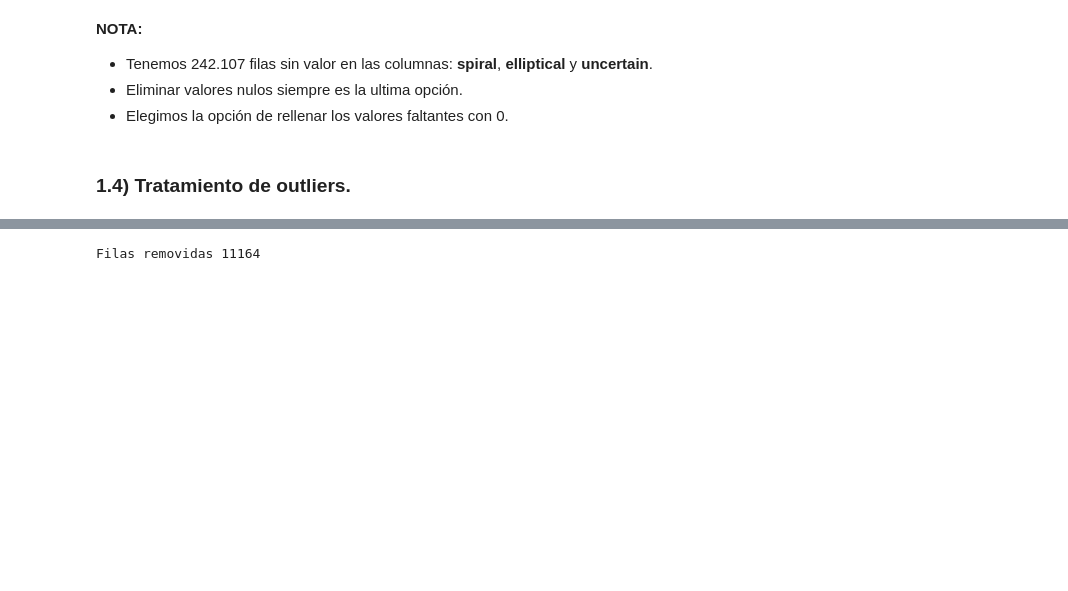
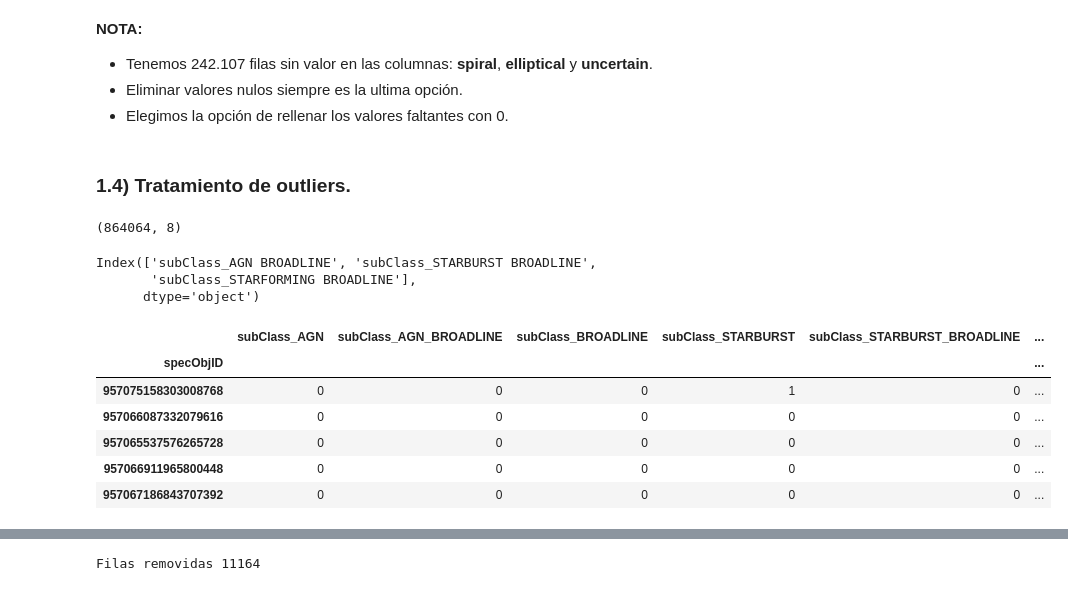
Before and after one commit to leoborgnino/mentoria-astro-datos, a Jupyter notebook: 2_Analisis_y_Curación.ipynb, the cells around one changed output, grey strips where cells are left out. Cells and saved outputs as stored; diff of their text form; code cells hidden in the pictures; blank space fills up the shorter version.

```diff
--- a/2_Analisis_y_Curación.ipynb
+++ b/2_Analisis_y_Curación.ipynb
@@ -220,0 +200,26 @@ Series([], dtype: int64)
+# %%
+data_cod.shape
+# %% [output]
+(864064, 8)
+# %%
+# Chequeamos que no haya caracteres fuera de a-Z, 0-9 y _
+# en los nombres de las variables/columnas
+
+data_cod.columns[~data_cod.columns.str.match(r'^(\w+)$')]
+# %% [output]
+Index(['subClass_AGN BROADLINE', 'subClass_STARBURST BROADLINE',
+       'subClass_STARFORMING BROADLINE'],
+      dtype='object')
+# %%
+# Reemplazamos el espacio vacío detectado en el nombre de las variables por un guión bajo
+
+data_cod.columns = data_cod.columns.str.replace(' ', '_')
+data_cod.head()
+# %% [output]
+|  | subClass_AGN | subClass_AGN_BROADLINE | subClass_BROADLINE | subClass_STARBURST | subClass_STARBURST_BROADLINE | ... |
+| specObjID |  |  |  |  |  | ... |
+| 957075158303008768 | 0 | 0 | 0 | 1 | 0 | ... |
+| 957066087332079616 | 0 | 0 | 0 | 0 | 0 | ... |
+| 957065537576265728 | 0 | 0 | 0 | 0 | 0 | ... |
+| 957066911965800448 | 0 | 0 | 0 | 0 | 0 | ... |
+| 957067186843707392 | 0 | 0 | 0 | 0 | 0 | ... |
```
Also changed, not shown: parts of 20 cells of this notebook.
